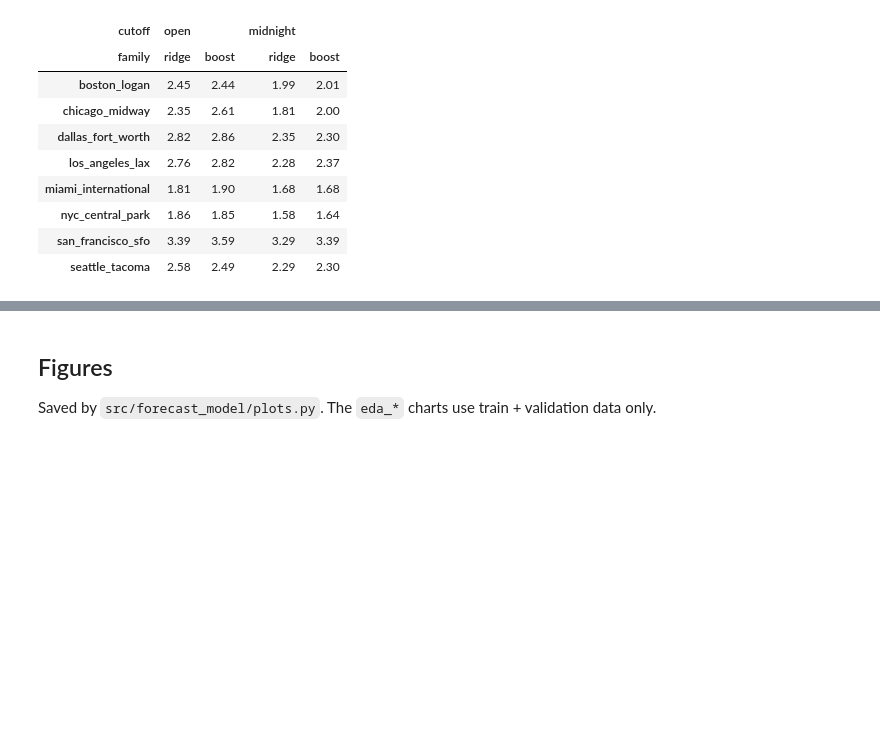
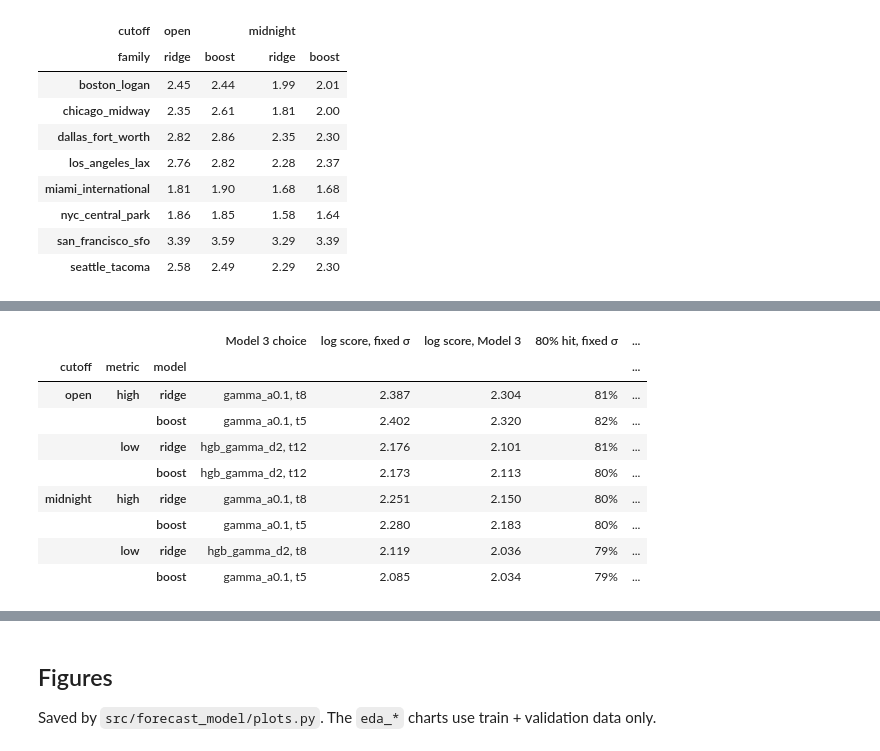
Before and after one commit to ZerroCode/Forecast-Accuracy-Dashboard, a Jupyter notebook: notebooks/model_results.ipynb, the cells around one changed output, grey strips where cells are left out. Cells and saved outputs as stored; diff of their text form; code cells hidden in the pictures; blank space fills up the shorter version.

```diff
--- a/notebooks/model_results.ipynb
+++ b/notebooks/model_results.ipynb
@@ -266,0 +275,25 @@ Per-city sigma, daily high (°F)
+# %%
+rows = []
+for c in CUTOFFS:
+    for m in METRICS:
+        for fam, r in reports[c][m]['uncertainty']['families'].items():
+            fixed, m3 = r['test']['fixed'], r['test']['model3']
+            rows.append({'cutoff': c, 'metric': m, 'model': fam, 'Model 3 choice': r['chosen'],
+                         'log score, fixed σ': fixed['log_score'], 'log score, Model 3': m3['log_score'],
+                         '80% hit, fixed σ': fixed['coverage_80'], '80% hit, Model 3': m3['coverage_80'],
+                         'mean σ, fixed': fixed['mean_sigma'], 'mean σ, Model 3': m3['mean_sigma']})
+test_scores = pd.DataFrame(rows).set_index(['cutoff', 'metric', 'model'])
+test_scores.style.format({c: '{:.3f}' for c in test_scores.columns if 'log score' in c}
+                         | {c: '{:.0%}' for c in test_scores.columns if '80%' in c}
+                         | {c: '{:.2f}' for c in test_scores.columns if 'mean σ' in c})
+# %% [output]
+|  |  |  | Model 3 choice | log score, fixed σ | log score, Model 3 | 80% hit, fixed σ | ... |
+| cutoff | metric | model |  |  |  |  | ... |
+| open | high | ridge | gamma_a0.1, t8 | 2.387 | 2.304 | 81% | ... |
+|  |  | boost | gamma_a0.1, t5 | 2.402 | 2.320 | 82% | ... |
+|  | low | ridge | hgb_gamma_d2, t12 | 2.176 | 2.101 | 81% | ... |
+|  |  | boost | hgb_gamma_d2, t12 | 2.173 | 2.113 | 80% | ... |
+| midnight | high | ridge | gamma_a0.1, t8 | 2.251 | 2.150 | 80% | ... |
+|  |  | boost | gamma_a0.1, t5 | 2.280 | 2.183 | 80% | ... |
+|  | low | ridge | hgb_gamma_d2, t8 | 2.119 | 2.036 | 79% | ... |
+|  |  | boost | gamma_a0.1, t5 | 2.085 | 2.034 | 79% | ... |
```
Also changed, not shown: parts of 7 cells of this notebook.
